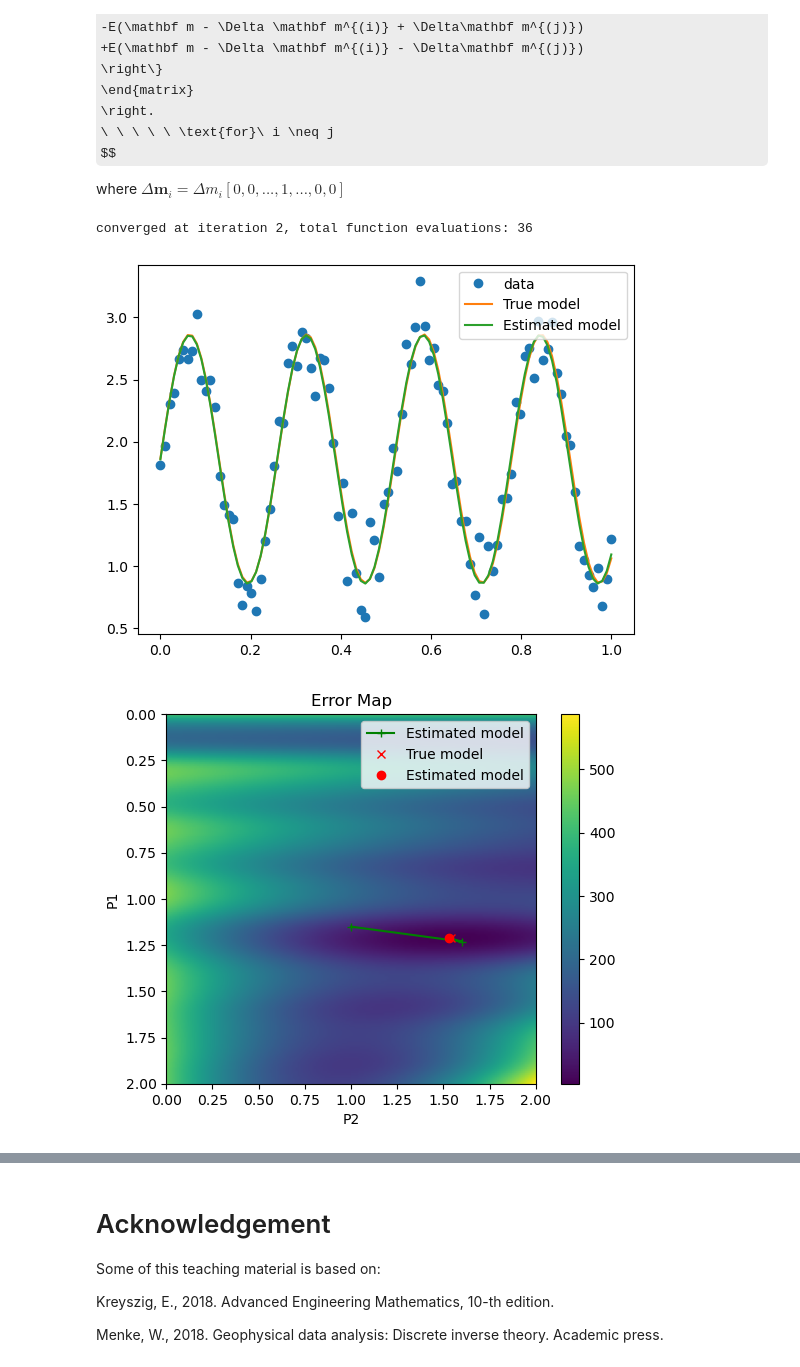
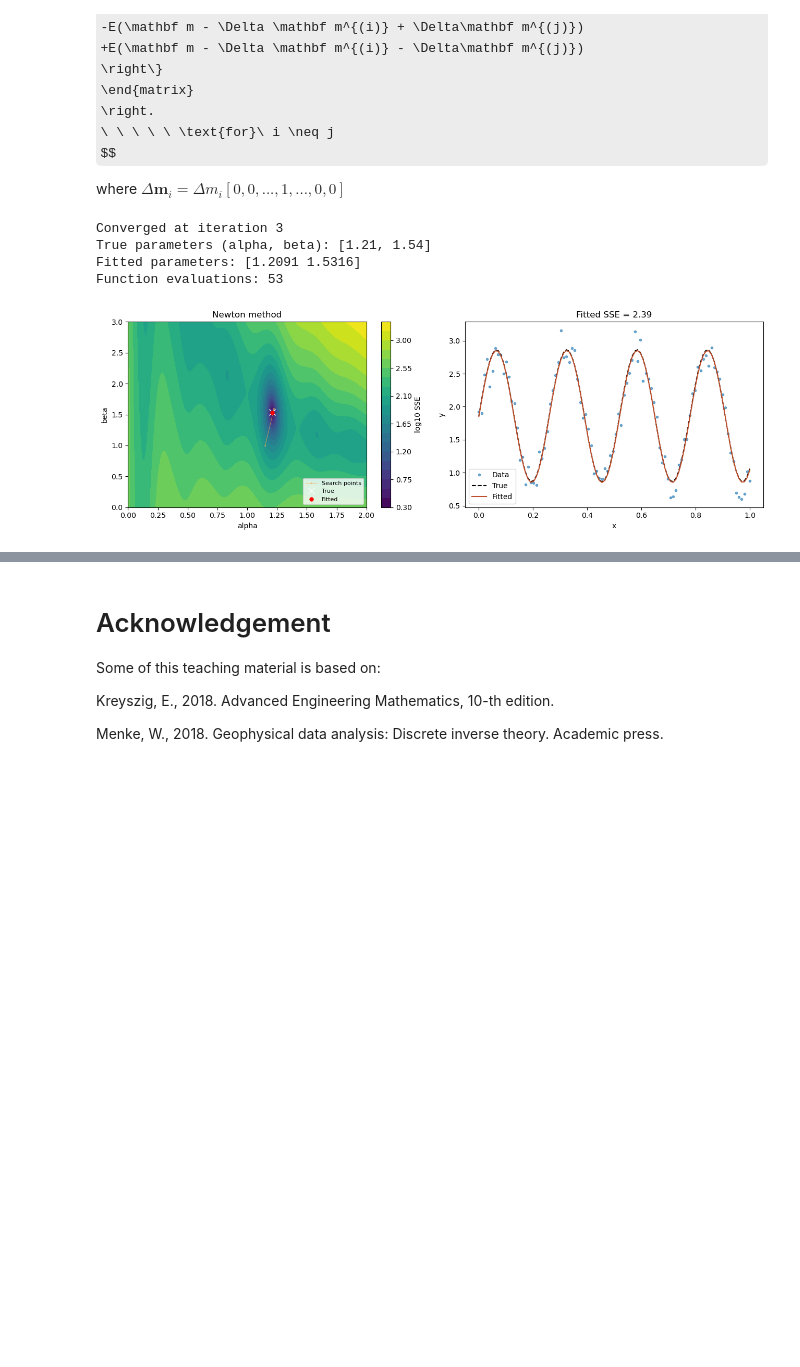
Before and after one commit to jinwar/GeophysicsComputing_GPGN436536, a Jupyter notebook: 09_Regression.ipynb, the cells around one changed output, grey strips where cells are left out. Drawn from its saved outputs; the diff is of its cells as text; code cells hidden in the pictures; some formulas as TeX source; blank space fills up the shorter version.

```diff
--- a/09_Regression.ipynb
+++ b/09_Regression.ipynb
@@ -794,20 +820,18 @@ def dEdm(err_fun,para,x,data,perturb=1e-3):
     return G
 
 # perform gradient decent
+err_fun.evaluations = 0
 current_err = err_fun(para0,x,data)
 current_para = np.array(para0)
 para_hist = [para0]
 err_hist = [current_err]
-fun_eval_n = 0
 for i in range(iter_max):
     alpha = alpha0
     g = dEdm(err_fun,current_para,x,data)
-    fun_eval_n += 3
     dE = 0
     for t in range(10):
         new_para = current_para - alpha*g
         new_err = err_fun(new_para,x,data)
-        fun_eval_n += 1
         if new_err < current_err:
             dE = current_err - new_err
             current_err = new_err
@@ -818,12 +842,15 @@ for i in range(iter_max):
         alpha = alpha/10
 
     if np.abs(dE) < tol:
-        print(f'converged at iteration {i}, total function evaluations: {fun_eval_n}')
+        print(f'Converged at iteration {i}')
         break;
 
 est_p1,est_p2 = current_para
 para_hist = np.array(para_hist)
 
 # making plots
-make_plots()
+print('True parameters (alpha, beta):', [true_p1, true_p2])
+print('Fitted parameters:', np.round(current_para, 4))
+print('Function evaluations:', err_fun.evaluations)
+plot_nonlinear(para_hist, current_para, 'Gradient descent', connect=True)
 # %% [output]
@@ -951,38 +979,41 @@ def get_Hessian(err_fun,para,x,data,perturb = 1e-3):
 # %%
 # define initial model
 para0 = [1.15,1.0]
 iter_max = 100
 tol = 1e-3
 
 # perform Newton method
+err_fun.evaluations = 0
 current_err = err_fun(para0,x,data)
 current_para = np.array(para0)
 para_hist = [para0]
 err_hist = [current_err]
-fun_eval_n = 0
 for i in range(iter_max):
     b = dEdm(err_fun,current_para,x,data,perturb=1e-3)
-    fun_eval_n += 3
     B = get_Hessian(err_fun,current_para,x,data,perturb=1e-3)
-    fun_eval_n += 9
     new_para = current_para - (np.linalg.inv(B)@b.reshape(-1,1)).flatten()
     new_err = err_fun(new_para,x,data)
     dE = current_err - new_err
     err_hist.append(new_err)
     para_hist.append(new_para)
     current_para = new_para
     current_err = new_err
 
     if np.abs(dE) < tol:
-        print(f'converged at iteration {i}, total function evaluations: {fun_eval_n}')
+        print(f'Converged at iteration {i}')
         break;
 
 est_p1,est_p2 = current_para
 para_hist = np.array(para_hist)
 
 # making plots
-make_plots()
+print('True parameters (alpha, beta):', [true_p1, true_p2])
+print('Fitted parameters:', np.round(current_para, 4))
+print('Function evaluations:', err_fun.evaluations)
+plot_nonlinear(para_hist, current_para, 'Newton method', connect=True)
 # %% [output]
-converged at iteration 2, total function evaluations: 36
+Converged at iteration 3
+True parameters (alpha, beta): [1.21, 1.54]
+Fitted parameters: [1.2091 1.5316]
+Function evaluations: 53
-[figure, old version]
+[figure, new version]
-[figure, removed]
```
Also changed, not shown: parts of 15 cells of this notebook.
